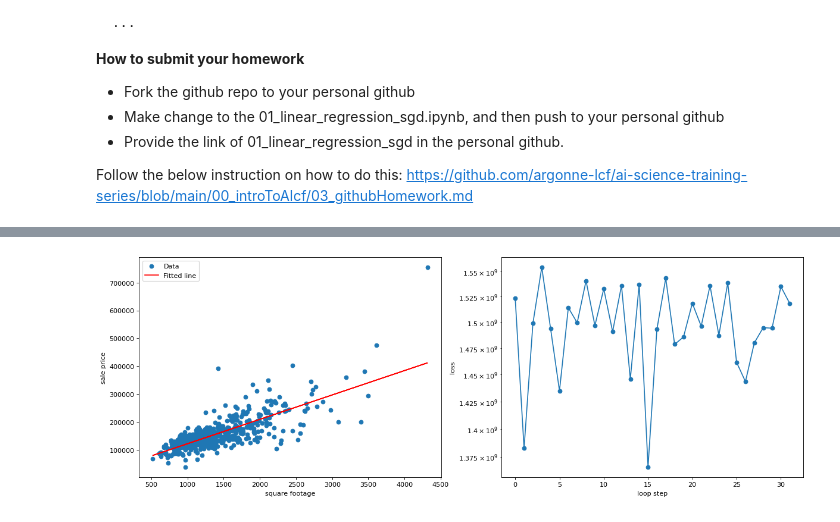
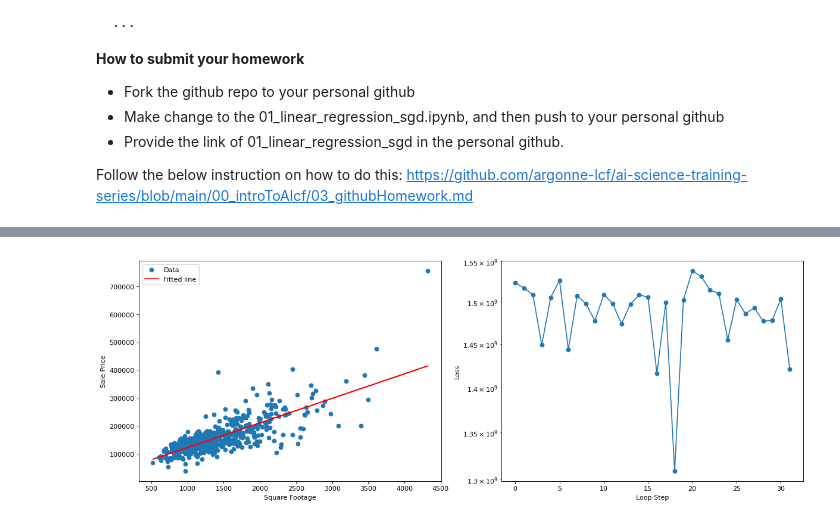
Before and after one commit to shrprabh/ai-science-training-series, a Jupyter notebook: 01_intro_AI_on_Supercomputer/01_linear_regression_sgd.ipynb, the cells around one changed output, grey strips where cells are left out. Saved outputs shown, nothing was run; the diff lists cells and outputs as text; code cells hidden in the pictures.

Commit message:
Update real estate analysis plots

```diff
--- a/01_intro_AI_on_Supercomputer/01_linear_regression_sgd.ipynb
+++ b/01_intro_AI_on_Supercomputer/01_linear_regression_sgd.ipynb
@@ -396,54 +396,42 @@ import numpy as np
 import pandas as pd
 import matplotlib.pyplot as plt
 import time
+from IPython.display import clear_output
 
+# Load your data
+data = pd.read_csv('slimmed_realestate_data.csv')
 
 # Set initial slope and intercept
-m = 5.
-b = 1000.
+m = 5.0
+b = 1000.0
 
 # Define initial batch size and learning rates
 initial_batch_size = 64
 initial_learning_rate_m = 1e-7
 initial_learning_rate_b = 1e-1
 
-# Function to update slope (dummy implementation)
+# Function to update slope
 def updated_m(data_x, data_y, m, b, learning_rate_m):
     return m - learning_rate_m * np.mean((m * data_x + b - data_y) * data_x)
 
-# Function to update intercept (dummy implementation)
+# Function to update intercept
 def updated_b(data_x, data_y, m, b, learning_rate_b):
     return b - learning_rate_b * np.mean(m * data_x + b - data_y)
 
-# Function to calculate loss (dummy implementation)
+# Function to calculate loss
 def loss(data_x, data_y, m, b):
     return (m * data_x + b - data_y) ** 2
 
 # Loop over different scaling factors
 scaling_factors = [1, 2, 4, 8]
 
-# Calculate total iterations
-data_length = len(data)
-total_iterations = sum(30 * data_length // (initial_batch_size * factor) for factor in scaling_factors)
-
-# Estimate time per iteration
-time_per_iteration = 2.5 + 0.5  # seconds (sleep time + processing time)
-
-# Calculate total time in seconds
-total_time_seconds = total_iterations * time_per_iteration
-
-# Convert to minutes
-total_time_minutes = total_time_seconds / 60
-
-print(f"Estimated total runtime: {total_time_minutes:.2f} minutes")
-
 # Training loop
 for factor in scaling_factors:
     batch_size = initial_batch_size * factor
     learning_rate_m = initial_learning_rate_m * factor
     learning_rate_b = initial_learning_rate_b * factor
+    loop_N = 30 * len(data) // batch_size
 
-    loop_N = 30 * len(data) // batch_size
     loss_history = []
 
     for i in range(loop_N):
@@ -462,32 +450,30 @@ for factor in scaling_factors:
         # Keep a history of our loss values
         loss_history.append(loss_value)
 
-        # Print progress
-        print('[%03d]  dy_i = %.2f * x + %.2f     previously calculated: y_i = %.2f * x + %.2f    loss: %f' % (i, m, b, m, b, loss_value))
+        # Print progress every few iterations for clarity (optional)
+        if i % (loop_N // 10) == 0:
+            print('[%03d] dy_i = %.2f * x + %.2f loss: %f' % (i, m, b, loss_value))
 
-        # Close/delete previous plots
-        plt.close('all')
+    # Plot results after each scaling factor iteration
+    plt.close('all')
+    fig, ax = plt.subplots(1, 2, figsize=(18, 6), dpi=80)
 
-        # Create a 1 by 2 plot grid
-        fig, ax = plt.subplots(1, 2, figsize=(18, 6), dpi=80)
-        # Plot our usual output
-        ax[0].scatter(data_x, data_y, label='Data')
-        ax[0].plot(data_x, m * data_x + b, 'r-', label='Fitted line')
-        ax[0].legend()
-        ax[0].set_xlabel('square footage')
-        ax[0].set_ylabel('sale price')
+    ax[0].scatter(data['GrLivArea'], data['SalePrice'], label='Data')
+    ax[0].plot(data['GrLivArea'], m * data['GrLivArea'] + b, 'r-', label='Fitted line')
+    ax[0].legend()
+    ax[0].set_xlabel('Square Footage')
+    ax[0].set_ylabel('Sale Price')
 
-        # Plot the loss
-        loss_x = np.arange(0, len(loss_history))
-        loss_y = np.asarray(loss_history)
-        ax[1].plot(loss_x, loss_y, 'o-')
-        ax[1].set_yscale('log')
-        ax[1].set_xlabel('loop step')
-        ax[1].set_ylabel('loss')
-        plt.show()
-        # Gives us time to see the plot
-        time.sleep(2.5)
-        # Clears the plot when the next plot is ready to show.
-        from IPython.display import clear_output
-        clear_output(wait=True)
+    loss_x = np.arange(0, len(loss_history))
+    loss_y = np.asarray(loss_history)
+    ax[1].plot(loss_x, loss_y, 'o-')
+    ax[1].set_yscale('log')
+    ax[1].set_xlabel('Loop Step')
+    ax[1].set_ylabel('Loss')
+
+    plt.show()
+
+    # Pause to view plot before clearing output for next iteration
+    time.sleep(2.5)
+    clear_output(wait=True)
 # %% [output]
@@ -495 +491 @@ for factor in scaling_factors:
-[figure, old version]
+[figure, new version]
```
Also changed, not shown: parts of 1 cell of this notebook.
